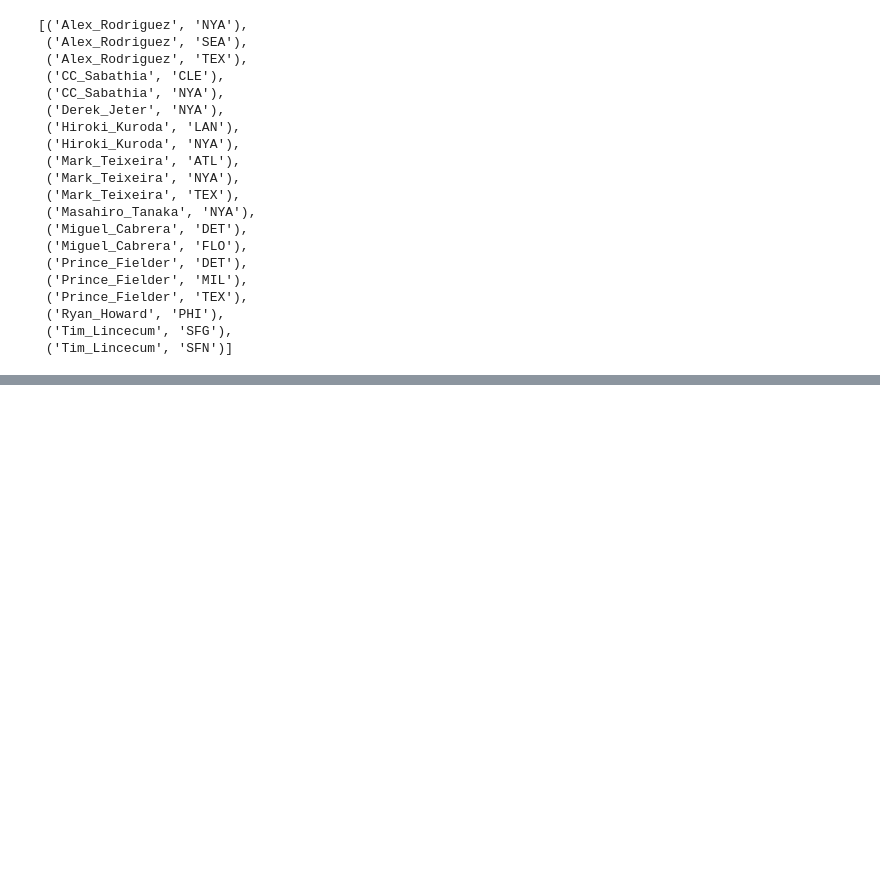
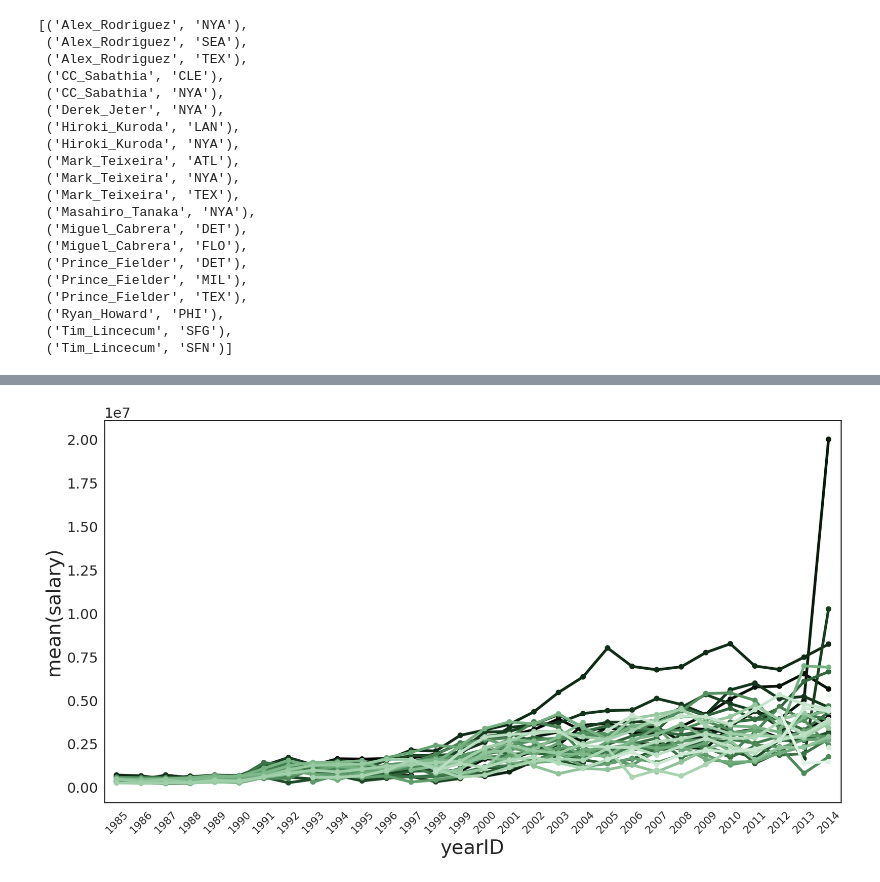
Before and after one commit to MayukhSobo/BaseBall, a Jupyter notebook: src/Baseball.ipynb, the cells around one changed output, grey strips where cells are left out. Cells and saved outputs as stored; diff of their text form; code cells hidden in the pictures; blank space fills up the shorter version.

```diff
--- a/src/Baseball.ipynb
+++ b/src/Baseball.ipynb
@@ -119,0 +119,11 @@ plt.show()
+# %%
+rot = sns.cubehelix_palette(len(data_1.teamID.unique()), start=2, rot=0, dark=0, light=.95, reverse=True)
+ax = sns.pointplot(x="yearID", y="salary", data=data_1, hue='teamID', palette=rot, ci=None, markers='.')
+ax.legend_.remove()
+locs, labels = plt.xticks()
+plt.setp(labels, rotation=45)
+plt.show()
+# g.salary.mean()
+#     print(k, grp.salary.mean())
+# %% [output]
+[figure, added]
```
Also changed, not shown: parts of 7 cells of this notebook, 1 other file.
